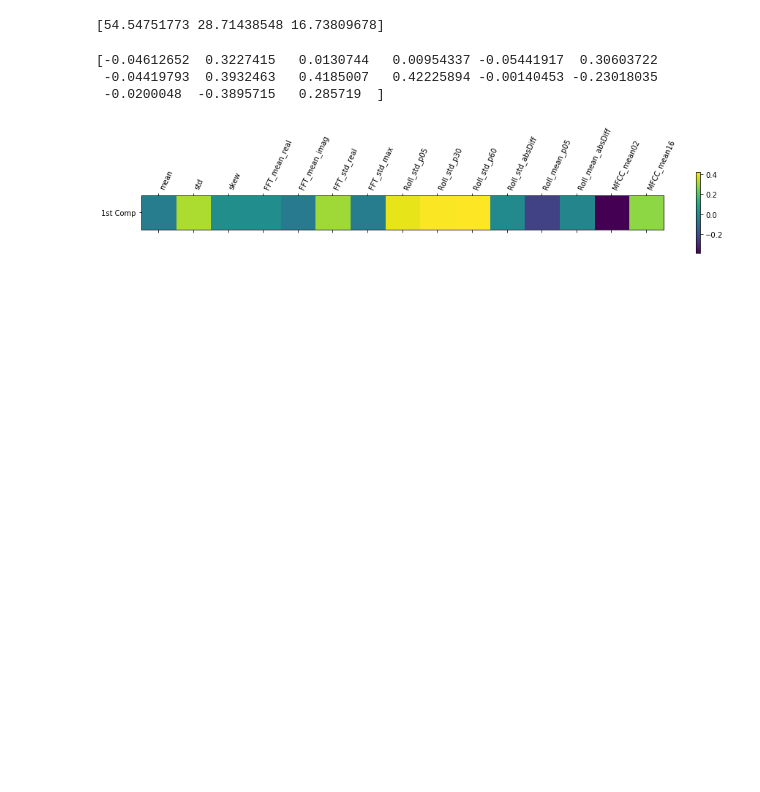
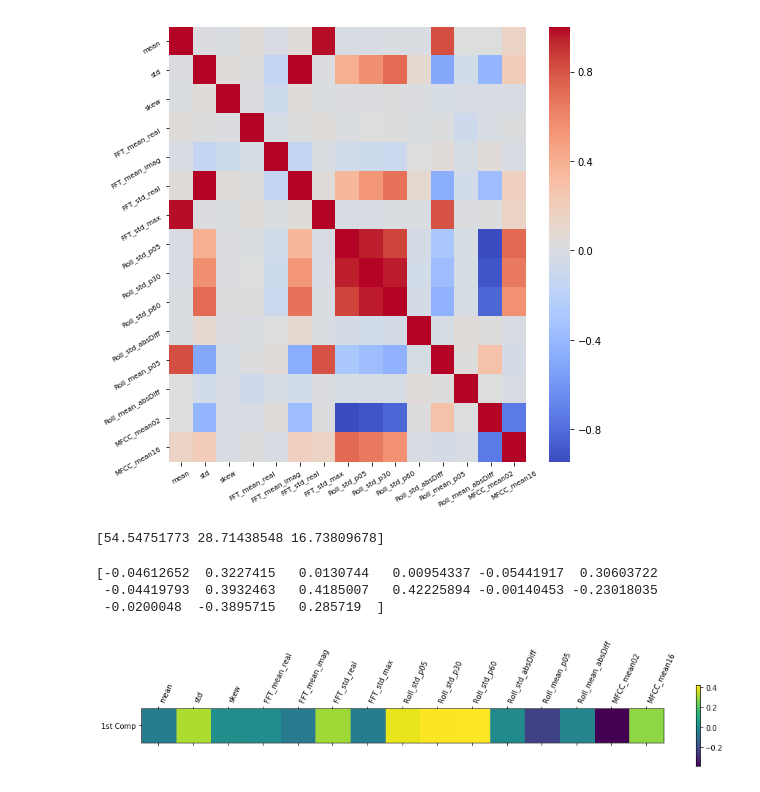
Before and after one commit to hoangtung167/cx4240, a Jupyter notebook: PCA_project.ipynb, the cells around one changed output. Cells and saved outputs as stored; diff of their text form; code cells hidden in the pictures; blank space fills up the shorter version.

```diff
--- a/PCA_project.ipynb
+++ b/PCA_project.ipynb
@@ -47,3 +38,14 @@ shape of X_pca (4195, 3)
+# %%
+features = test.columns
+import seaborn as sns
+
+plt.figure(figsize=(8,8))
+s=sns.heatmap(test.corr(),cmap='coolwarm')
+s.set_yticklabels(s.get_yticklabels(),rotation=30,fontsize=7)
+s.set_xticklabels(s.get_xticklabels(),rotation=30,fontsize=7)
+plt.show()
+# %% [output]
+[figure, added]
 # %%
 ex_variance=np.var(X_pca,axis=0)
 ex_variance_ratio = ex_variance/np.sum(ex_variance)
```
Also changed, not shown: parts of 5 cells of this notebook.
